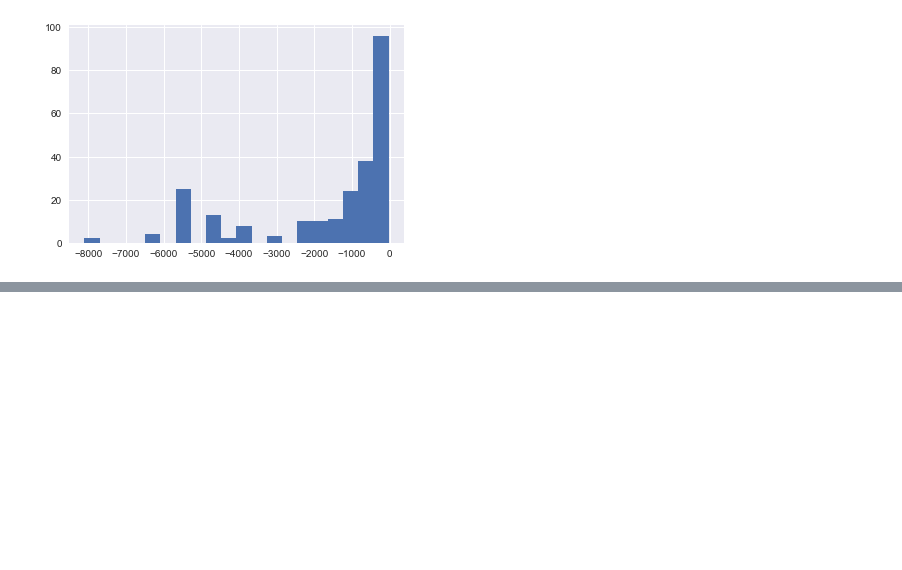
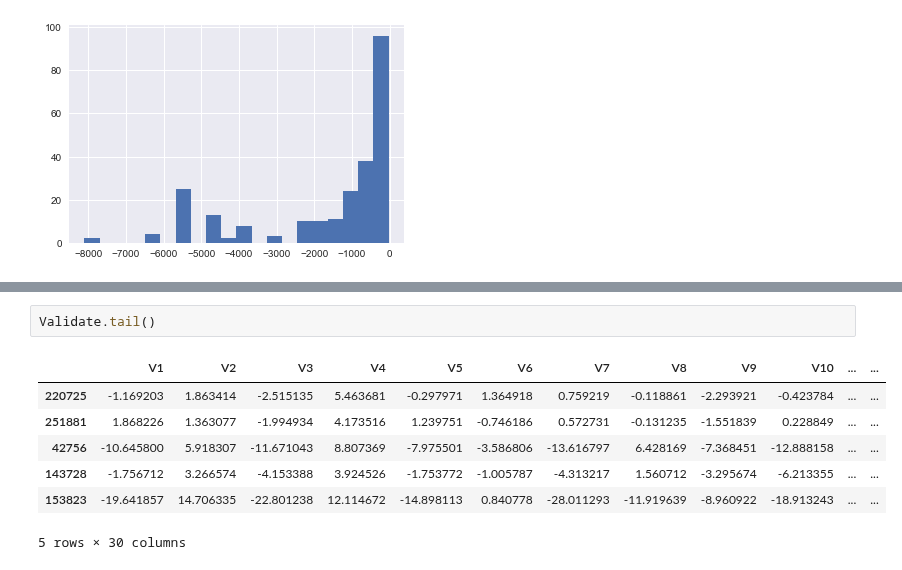
Before and after one commit to sushant2811/CreditCardFraudDetection, a Jupyter notebook: CCFraud-AnomalyDetection.ipynb, the cells around one changed output, grey strips where cells are left out. Drawn from its saved outputs; the diff is of its cells as text; blank space fills up the shorter version.

```diff
--- a/CCFraud-AnomalyDetection.ipynb
+++ b/CCFraud-AnomalyDetection.ipynb
@@ -315,0 +342,10 @@ Nonetheless, let's go ahead and look at the precision/ recall scores as a functi
+# %%
+Validate.tail()
+# %% [output]
+|  | V1 | V2 | V3 | V4 | V5 | V6 | V7 | V8 | V9 | V10 | ... | ... |
+| 220725 | -1.169203 | 1.863414 | -2.515135 | 5.463681 | -0.297971 | 1.364918 | 0.759219 | -0.118861 | -2.293921 | -0.423784 | ... | ... |
+| 251881 | 1.868226 | 1.363077 | -1.994934 | 4.173516 | 1.239751 | -0.746186 | 0.572731 | -0.131235 | -1.551839 | 0.228849 | ... | ... |
+| 42756 | -10.645800 | 5.918307 | -11.671043 | 8.807369 | -7.975501 | -3.586806 | -13.616797 | 6.428169 | -7.368451 | -12.888158 | ... | ... |
+| 143728 | -1.756712 | 3.266574 | -4.153388 | 3.924526 | -1.753772 | -1.005787 | -4.313217 | 1.560712 | -3.295674 | -6.213355 | ... | ... |
+| 153823 | -19.641857 | 14.706335 | -22.801238 | 12.114672 | -14.898113 | 0.840778 | -28.011293 | -11.919639 | -8.960922 | -18.913243 | ... | ... |
+5 rows × 30 columns
```
Also changed, not shown: parts of 4 cells of this notebook.
